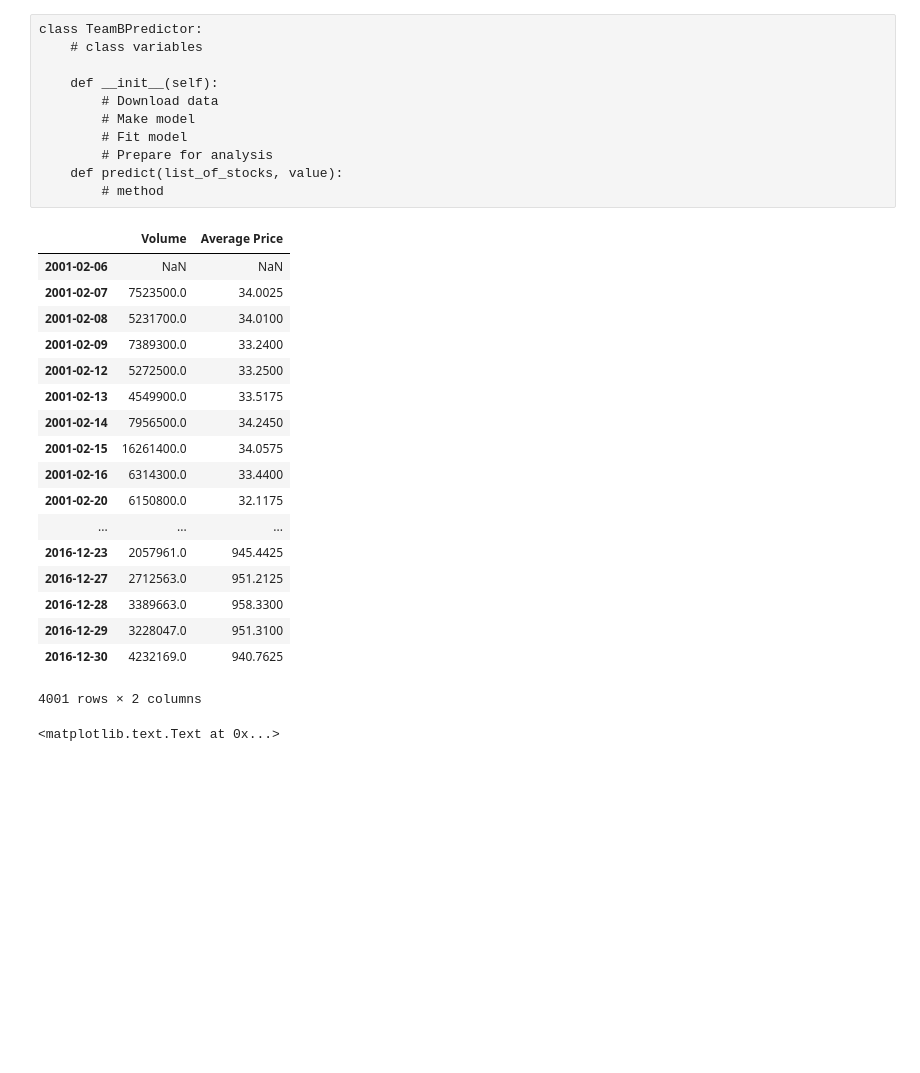
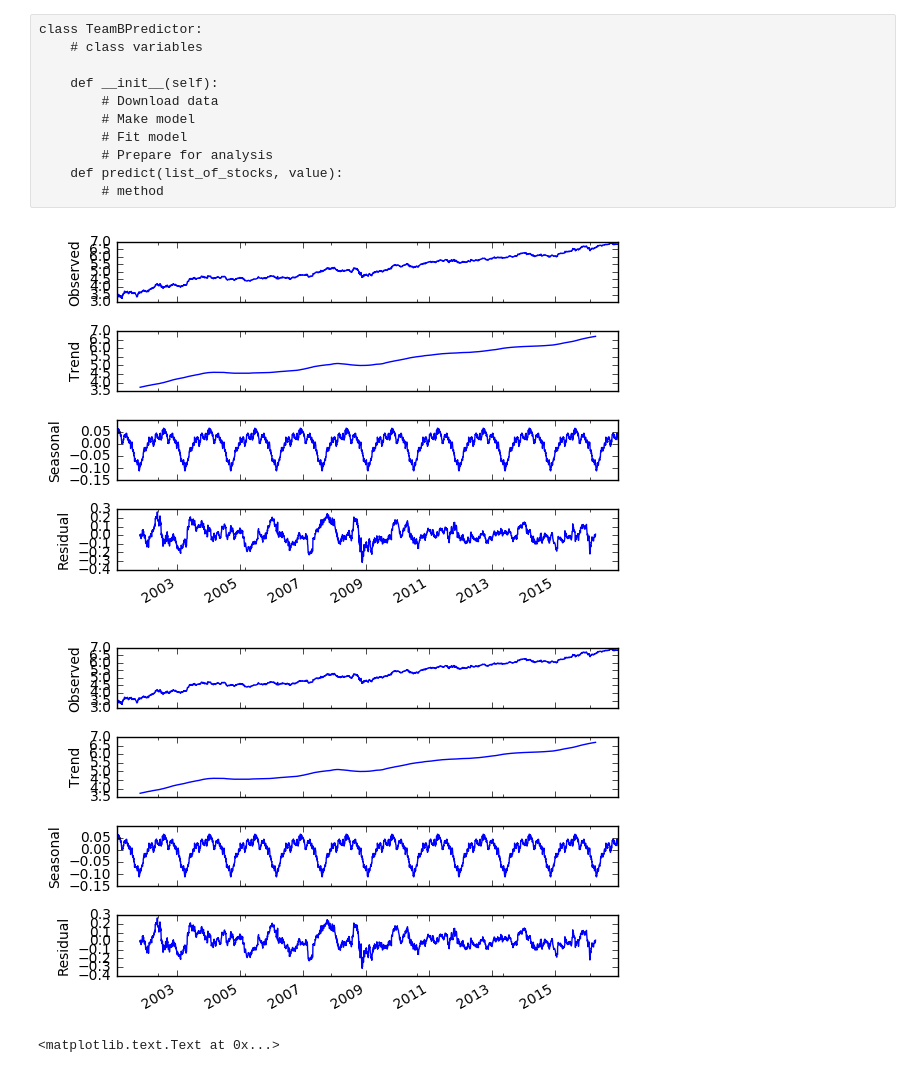
Before and after one commit to mohsseha/DSI-BOS-students, a Jupyter notebook: ntmitchell/week_9/collaboration -- stock predictor .ipynb, the cells around one changed output. Saved outputs shown, nothing was run; the diff lists cells and outputs as text; code cells hidden in the pictures; blank space fills up the shorter version.

```diff
--- a/ntmitchell/week_9/collaboration -- stock predictor .ipynb
+++ b/ntmitchell/week_9/collaboration -- stock predictor .ipynb
@@ -28,36 +28,28 @@ AMZN_df = pd.DataFrame(dataframe_dictionary["AMZN"])
 AMZN_df.columns = ['Date', 'Open', 'High', 'Low', 'Close', 'Volume']
 AMZN_df["Average Price"] = AMZN_df.drop("Volume", axis = 1).mean(axis = 1)
 AMZN_df.index = AMZN_df["Date"].apply(pd.to_datetime).values
-AMZN_df.drop(labels =["Open", "High", "Low", "Close", "Date"], axis = 1, inplace = True)
+AMZN_df.drop(labels =["Volume", "Open", "High", "Low", "Close", "Date"], axis = 1, inplace = True)
 AMZN_df.sort_index(inplace = True)
 # %%
 AAPL_df = pd.DataFrame(dataframe_dictionary["BIO"])
 AAPL_df.columns = ['Date', 'Open', 'High', 'Low', 'Close', 'Volume']
 AAPL_df["Average Price"] = AAPL_df.drop("Volume", axis = 1).mean(axis = 1)
 AAPL_df.index = AAPL_df["Date"].apply(pd.to_datetime).values
-AAPL_df.drop(labels =["Open", "High", "Low", "Close", "Date"], axis = 1, inplace = True)
+AAPL_df.drop(labels =["Volume", "Open", "High", "Low", "Close", "Date"], axis = 1, inplace = True)
 AAPL_df.sort_index(inplace = True)
-# %%
-AMZN_df + AAPL_df
-# %% [output]
-|  | Volume | Average Price |
-| 2001-02-06 | NaN | NaN |
-| 2001-02-07 | 7523500.0 | 34.0025 |
-| 2001-02-08 | 5231700.0 | 34.0100 |
-| 2001-02-09 | 7389300.0 | 33.2400 |
-| 2001-02-12 | 5272500.0 | 33.2500 |
-| 2001-02-13 | 4549900.0 | 33.5175 |
-| 2001-02-14 | 7956500.0 | 34.2450 |
-| 2001-02-15 | 16261400.0 | 34.0575 |
-| 2001-02-16 | 6314300.0 | 33.4400 |
-| 2001-02-20 | 6150800.0 | 32.1175 |
-| ... | ... | ... |
-| 2016-12-23 | 2057961.0 | 945.4425 |
-| 2016-12-27 | 2712563.0 | 951.2125 |
-| 2016-12-28 | 3389663.0 | 958.3300 |
-| 2016-12-29 | 3228047.0 | 951.3100 |
-| 2016-12-30 | 4232169.0 | 940.7625 |
-4001 rows × 2 columns
+# %%
+log_index_prices = (AMZN_df + AAPL_df).apply(np.log)
+log_index_prices.dropna(inplace = True)
+# %%
+import statsmodels.api as sm
+
+log_index_prices.interpolate(inplace=True)
+
+res = sm.tsa.seasonal_decompose(log_index_prices, freq = 365)
+res.plot()
+# %% [output]
+[figure, added]
+[figure, added]
 # %%
 df[["Average Price"]].pct_change().hist(bins = 20)
 plt.title("Percent change in AMZN")
```
